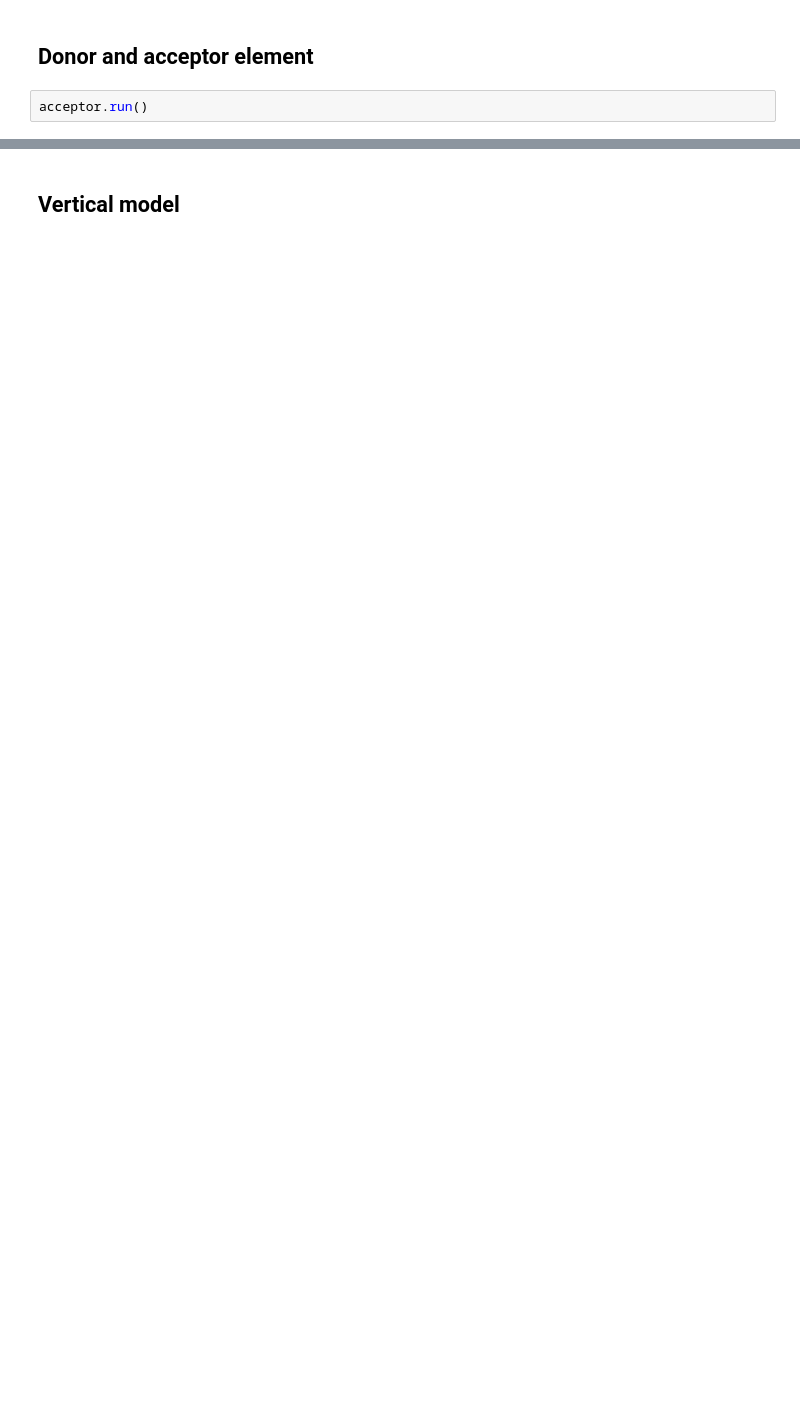
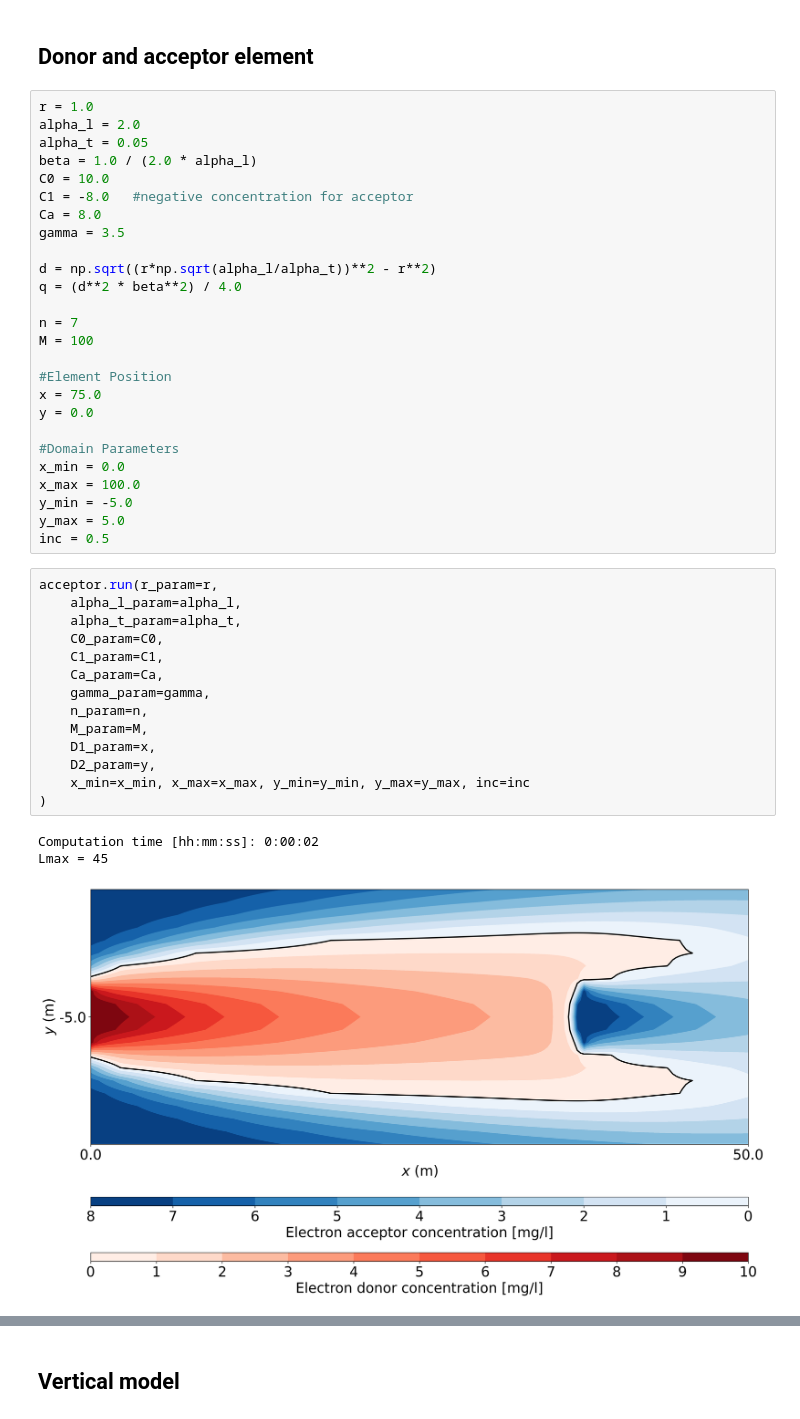
Before and after one commit to AlvinYadav/AEM-Jupyter, a Jupyter notebook: Compiled_results_JCH.ipynb, the cells around one changed output, grey strips where cells are left out. Saved outputs shown, nothing was run; the diff lists cells and outputs as text; blank space fills up the shorter version.

```diff
--- a/Compiled_results_JCH.ipynb
+++ b/Compiled_results_JCH.ipynb
@@ -55,4 +106,46 @@ two.run()
 # %% [markdown]
 ## Donor and acceptor element
+# %%
+r = 1.0
+alpha_l = 2.0
+alpha_t = 0.05
+beta = 1.0 / (2.0 * alpha_l)
+C0 = 10.0
+C1 = -8.0   #negative concentration for acceptor
+Ca = 8.0
+gamma = 3.5
+
+d = np.sqrt((r*np.sqrt(alpha_l/alpha_t))**2 - r**2)
+q = (d**2 * beta**2) / 4.0
+
+n = 7
+M = 100
+
+#Element Position
+x = 75.0
+y = 0.0
+
+#Domain Parameters
+x_min = 0.0
+x_max = 100.0
+y_min = -5.0
+y_max = 5.0
+inc = 0.5
 # %%
-acceptor.run()
+acceptor.run(r_param=r,
+    alpha_l_param=alpha_l,
+    alpha_t_param=alpha_t,
+    C0_param=C0,
+    C1_param=C1,
+    Ca_param=Ca,
+    gamma_param=gamma,
+    n_param=n,
+    M_param=M,
+    D1_param=x,
+    D2_param=y,
+    x_min=x_min, x_max=x_max, y_min=y_min, y_max=y_max, inc=inc
+)
+# %% [output]
+Computation time [hh:mm:ss]: 0:00:02
+Lmax = 45
+[figure, added]
```
Also changed, not shown: parts of 6 cells of this notebook, 3 other files.
